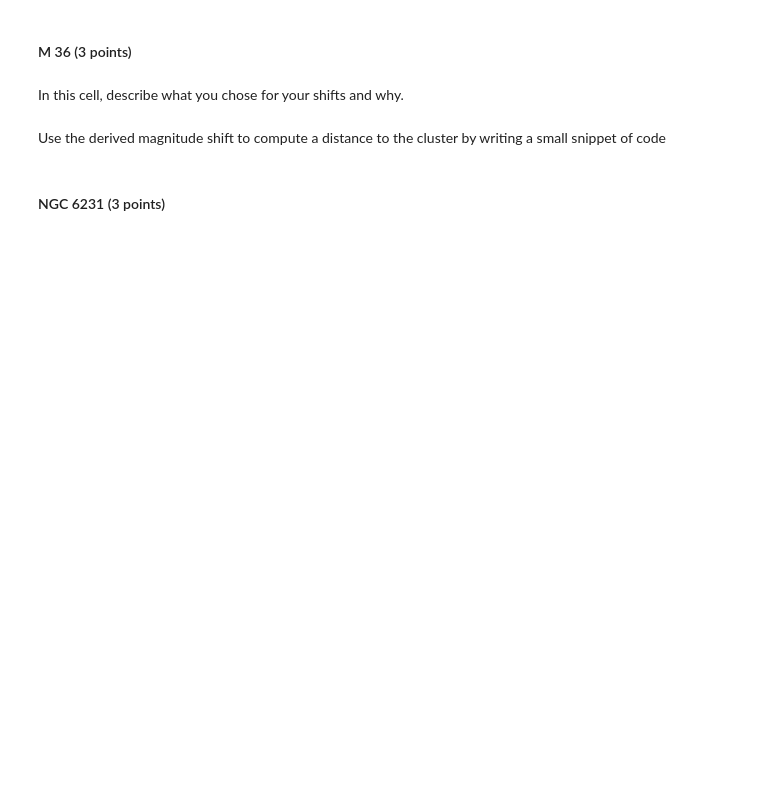
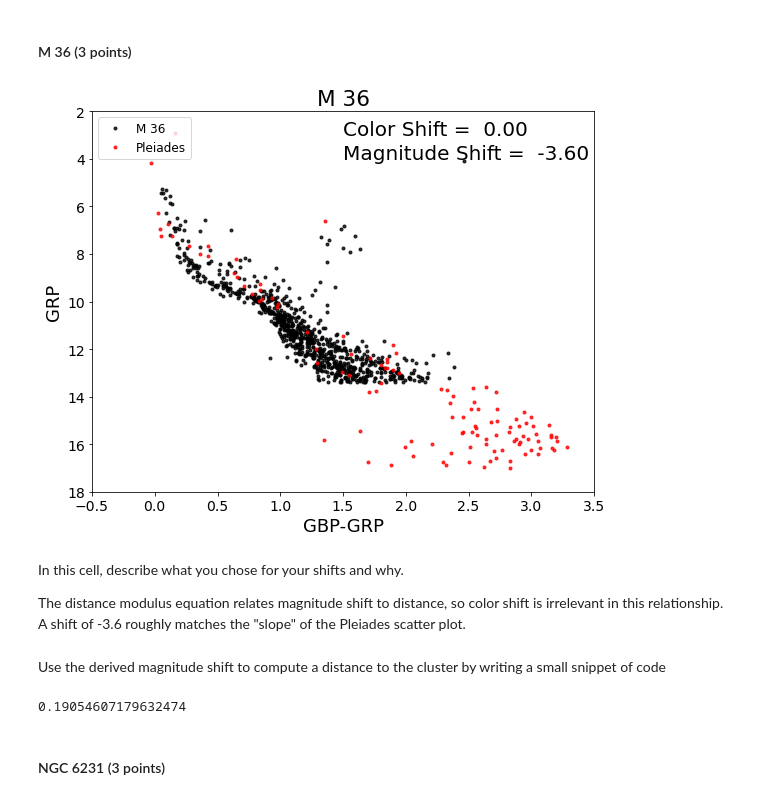
Before and after one commit to WayoftheFerret/CMD_distmod_student, a Jupyter notebook: cluster_plot_student.ipynb, the cells around one changed output. Drawn from its saved outputs; the diff is of its cells as text; code cells hidden in the pictures; blank space fills up the shorter version.

```diff
--- a/cluster_plot_student.ipynb
+++ b/cluster_plot_student.ipynb
@@ -62,9 +64,13 @@ print(dist_ratio_m34)
 # %% [markdown]
 #### M 36 (3 points)
 # %%
-cp.cmdplot(clustname='M 36',magshift=0.0,colshift=0.0)
+cp.cmdplot(clustname='M 36',magshift=-3.6,colshift=0.0)
+# %% [output]
+[figure, added]
-# %% [markdown]
-In this cell, describe what you chose for your shifts and why.
+# %% [markdown]
+In this cell, describe what you chose for your shifts and why.
+
+The distance modulus equation relates magnitude shift to distance, so color shift is irrelevant in this relationship. A shift of -3.6 roughly matches the "slope" of the Pleiades scatter plot.
 # %% [markdown]
 Use the derived magnitude shift to compute a distance to the cluster by writing a small snippet of code
 # %%
@@ -72,12 +78,14 @@ Use the derived magnitude shift to compute a distance to the cluster by writing
 #To compute the log_10 you need to write "np.log10(number)"
 #### Write code here.
 # enter your calculated shift here
-shift_m36 =
+shift_m36 = -3.6
 
 # Assuming the distance to M45 is 130pc write an code expression that converts your shift into the ratio of the distances
 #the Pleiades to this cluster
-dist_ratio_m36 =
+dist_ratio_m36 = 10**(shift_m36/5)
 print(dist_ratio_m36)
+# %% [output]
+0.19054607179632474
 # %% [markdown]
 #### NGC 6231  (3 points)
 # %%
```
Also changed, not shown: parts of 11 cells of this notebook.
